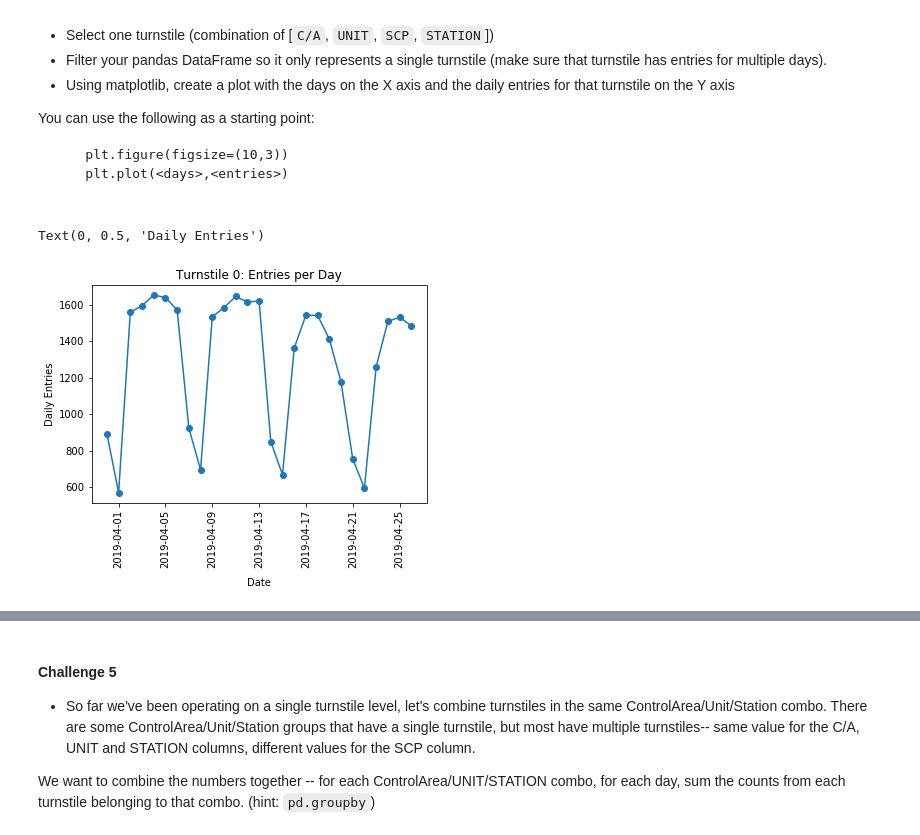
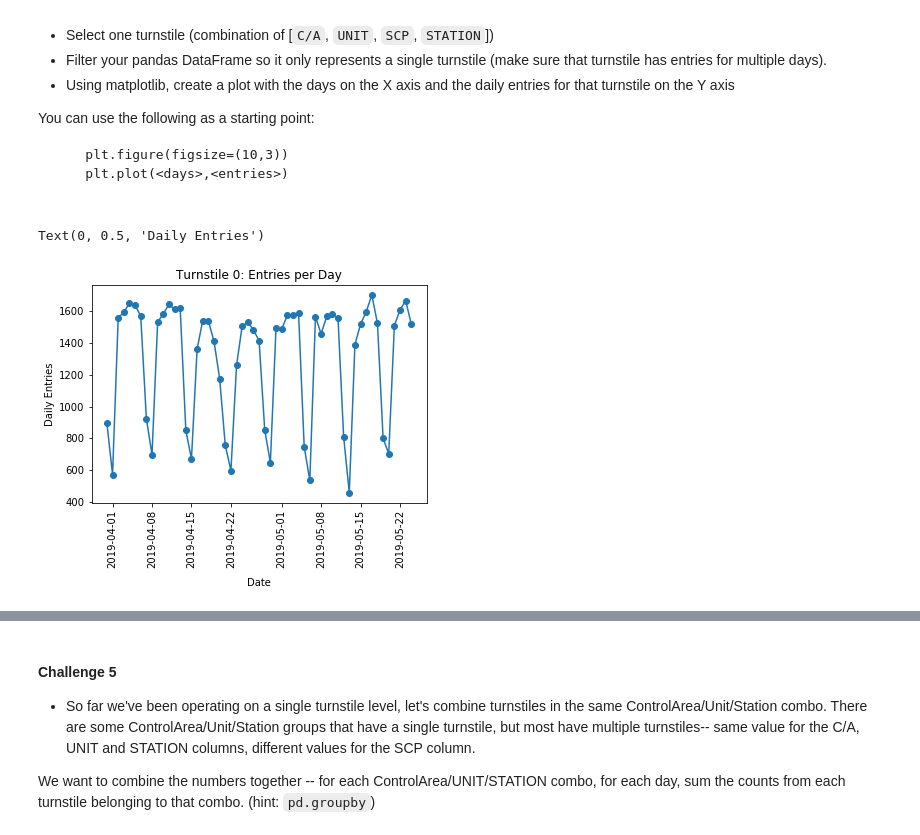
Before and after one commit to ekand/mtacular, a Jupyter notebook: notebooks/eric_challenge1.ipynb, the cells around one changed output, grey strips where cells are left out. Cells and saved outputs as stored; diff of their text form; code cells hidden in the pictures.

Commit message:
copied powerpoint, added eric*.svg figures, more challenges

```diff
--- a/notebooks/eric_challenge1.ipynb
+++ b/notebooks/eric_challenge1.ipynb
@@ -14,7 +14,7 @@ import process_mta_data as pmd
 # %%
 #get list of filenames based on month,year
 years = [2019]
-months = [4]
+months = [4,5]
 files = gmd.generate_filenames(years,months)
 # %%
 #get data from files into dataframe named mta
@@ -171,20 +171,22 @@ You can use the following as a starting point:
 import matplotlib.pyplot as plt
 # %%
 import matplotlib.dates as mdates
+from pandas.plotting import register_matplotlib_converters
+register_matplotlib_converters()
 
 # pick turnstile 0
 ts0 = mta_daily[(mta_daily['C/A']=='A002') &
           (mta_daily['UNIT']=='R051') &
           (mta_daily['SCP']=='02-00-00') &
           (mta_daily['STATION']=='59 ST')]
 
 # plot date vs INS
 plt.title('Turnstile 0: Entries per Day')
 plt.plot_date(ts0['DATE'],ts0['INS'],
               linestyle='solid',xdate=True,ydate=False)
 plt.xticks(rotation='vertical')                             # write the dates vert., overlapped when horiz.
 plt.xlabel('Date', labelpad=10)                             # move the label down so dates aren't crowded
 plt.ylabel('Daily Entries')
 # %% [output]
 Text(0, 0.5, 'Daily Entries')
-[figure, old version]
+[figure, new version]
```
Also changed, not shown: parts of 10 cells of this notebook, 4 other files.
